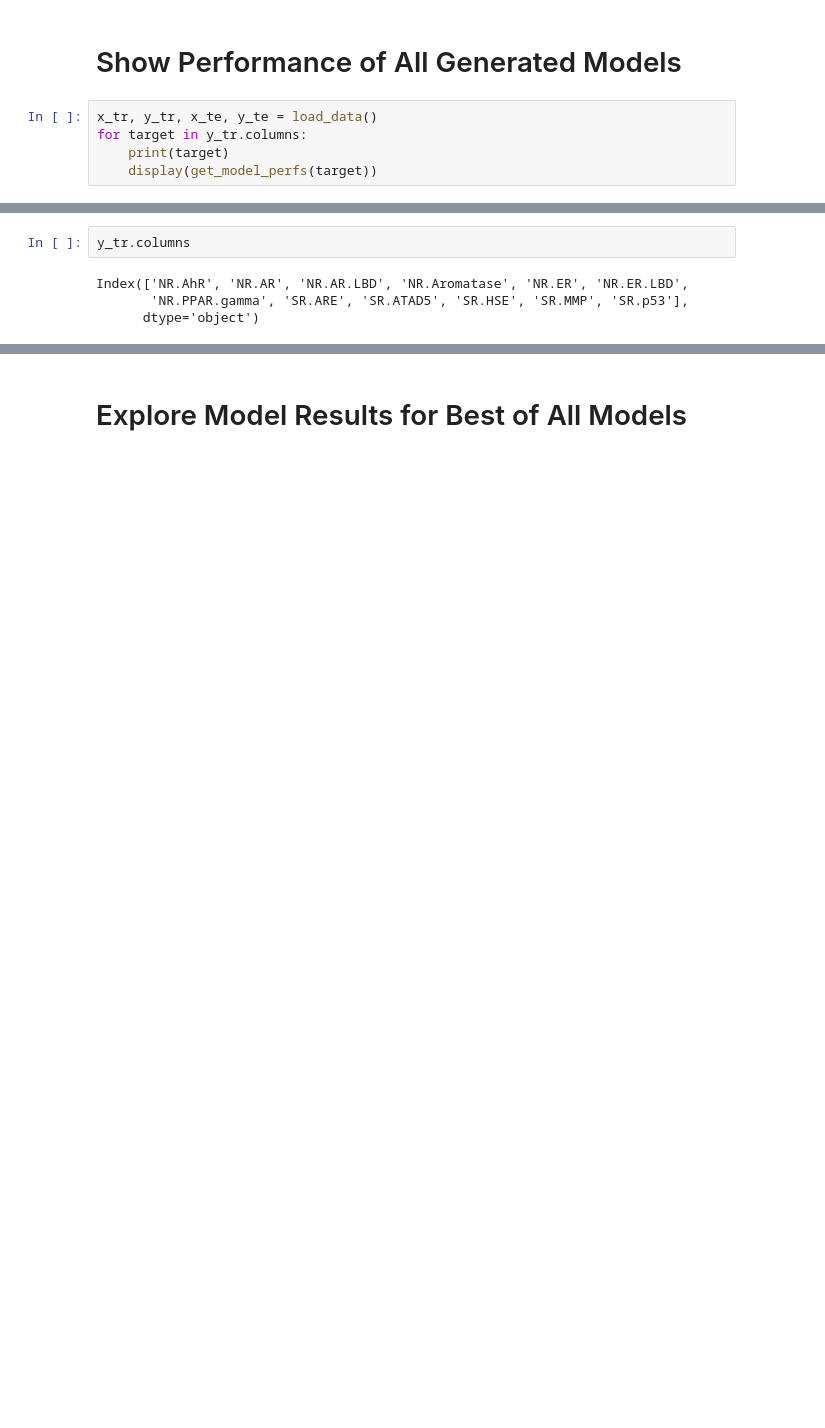
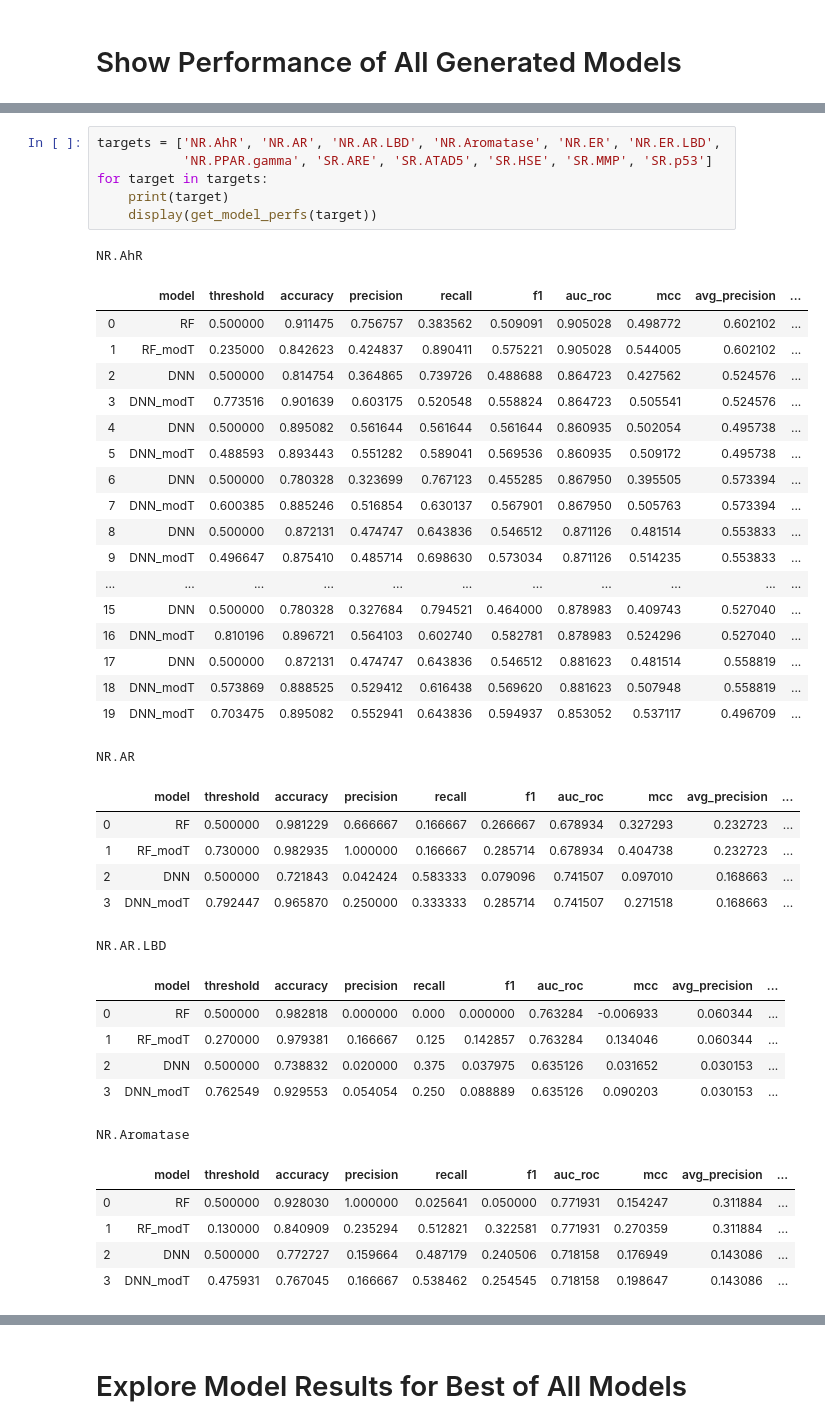
Before and after one commit to spdavern/metis_project5, a Jupyter notebook: model_performance_tables.ipynb, the cells around one changed output, grey strips where cells are left out. Saved outputs shown, nothing was run; the diff lists cells and outputs as text; blank space fills up the shorter version.

```diff
--- a/model_performance_tables.ipynb
+++ b/model_performance_tables.ipynb
@@ -14,7 +12,2 @@ Using TensorFlow backend.
 # %% [markdown]
 # Show Performance of All Generated Models
-# %%
-x_tr, y_tr, x_te, y_te = load_data()
-for target in y_tr.columns:
-    print(target)
-    display(get_model_perfs(target))
@@ -59,6 +14,43 @@ NR.ER.LBD
-# %%
-y_tr.columns
-# %% [output]
-Index(['NR.AhR', 'NR.AR', 'NR.AR.LBD', 'NR.Aromatase', 'NR.ER', 'NR.ER.LBD',
-       'NR.PPAR.gamma', 'SR.ARE', 'SR.ATAD5', 'SR.HSE', 'SR.MMP', 'SR.p53'],
-      dtype='object')
+# %%
+targets = ['NR.AhR', 'NR.AR', 'NR.AR.LBD', 'NR.Aromatase', 'NR.ER', 'NR.ER.LBD',
+           'NR.PPAR.gamma', 'SR.ARE', 'SR.ATAD5', 'SR.HSE', 'SR.MMP', 'SR.p53']
+for target in targets:
+    print(target)
+    display(get_model_perfs(target))
+# %% [output]
+NR.AhR
+|  | model | threshold | accuracy | precision | recall | f1 | auc_roc | mcc | avg_precision | ... |
+| 0 | RF | 0.500000 | 0.911475 | 0.756757 | 0.383562 | 0.509091 | 0.905028 | 0.498772 | 0.602102 | ... |
+| 1 | RF_modT | 0.235000 | 0.842623 | 0.424837 | 0.890411 | 0.575221 | 0.905028 | 0.544005 | 0.602102 | ... |
+| 2 | DNN | 0.500000 | 0.814754 | 0.364865 | 0.739726 | 0.488688 | 0.864723 | 0.427562 | 0.524576 | ... |
+| 3 | DNN_modT | 0.773516 | 0.901639 | 0.603175 | 0.520548 | 0.558824 | 0.864723 | 0.505541 | 0.524576 | ... |
+| 4 | DNN | 0.500000 | 0.895082 | 0.561644 | 0.561644 | 0.561644 | 0.860935 | 0.502054 | 0.495738 | ... |
+| 5 | DNN_modT | 0.488593 | 0.893443 | 0.551282 | 0.589041 | 0.569536 | 0.860935 | 0.509172 | 0.495738 | ... |
+| 6 | DNN | 0.500000 | 0.780328 | 0.323699 | 0.767123 | 0.455285 | 0.867950 | 0.395505 | 0.573394 | ... |
+| 7 | DNN_modT | 0.600385 | 0.885246 | 0.516854 | 0.630137 | 0.567901 | 0.867950 | 0.505763 | 0.573394 | ... |
+| 8 | DNN | 0.500000 | 0.872131 | 0.474747 | 0.643836 | 0.546512 | 0.871126 | 0.481514 | 0.553833 | ... |
+| 9 | DNN_modT | 0.496647 | 0.875410 | 0.485714 | 0.698630 | 0.573034 | 0.871126 | 0.514235 | 0.553833 | ... |
+| ... | ... | ... | ... | ... | ... | ... | ... | ... | ... | ... |
+| 15 | DNN | 0.500000 | 0.780328 | 0.327684 | 0.794521 | 0.464000 | 0.878983 | 0.409743 | 0.527040 | ... |
+| 16 | DNN_modT | 0.810196 | 0.896721 | 0.564103 | 0.602740 | 0.582781 | 0.878983 | 0.524296 | 0.527040 | ... |
+| 17 | DNN | 0.500000 | 0.872131 | 0.474747 | 0.643836 | 0.546512 | 0.881623 | 0.481514 | 0.558819 | ... |
+| 18 | DNN_modT | 0.573869 | 0.888525 | 0.529412 | 0.616438 | 0.569620 | 0.881623 | 0.507948 | 0.558819 | ... |
+| 19 | DNN_modT | 0.703475 | 0.895082 | 0.552941 | 0.643836 | 0.594937 | 0.853052 | 0.537117 | 0.496709 | ... |
+NR.AR
+|  | model | threshold | accuracy | precision | recall | f1 | auc_roc | mcc | avg_precision | ... |
+| 0 | RF | 0.500000 | 0.981229 | 0.666667 | 0.166667 | 0.266667 | 0.678934 | 0.327293 | 0.232723 | ... |
+| 1 | RF_modT | 0.730000 | 0.982935 | 1.000000 | 0.166667 | 0.285714 | 0.678934 | 0.404738 | 0.232723 | ... |
+| 2 | DNN | 0.500000 | 0.721843 | 0.042424 | 0.583333 | 0.079096 | 0.741507 | 0.097010 | 0.168663 | ... |
+| 3 | DNN_modT | 0.792447 | 0.965870 | 0.250000 | 0.333333 | 0.285714 | 0.741507 | 0.271518 | 0.168663 | ... |
+NR.AR.LBD
+|  | model | threshold | accuracy | precision | recall | f1 | auc_roc | mcc | avg_precision | ... |
+| 0 | RF | 0.500000 | 0.982818 | 0.000000 | 0.000 | 0.000000 | 0.763284 | -0.006933 | 0.060344 | ... |
+| 1 | RF_modT | 0.270000 | 0.979381 | 0.166667 | 0.125 | 0.142857 | 0.763284 | 0.134046 | 0.060344 | ... |
+| 2 | DNN | 0.500000 | 0.738832 | 0.020000 | 0.375 | 0.037975 | 0.635126 | 0.031652 | 0.030153 | ... |
+| 3 | DNN_modT | 0.762549 | 0.929553 | 0.054054 | 0.250 | 0.088889 | 0.635126 | 0.090203 | 0.030153 | ... |
+NR.Aromatase
+|  | model | threshold | accuracy | precision | recall | f1 | auc_roc | mcc | avg_precision | ... |
+| 0 | RF | 0.500000 | 0.928030 | 1.000000 | 0.025641 | 0.050000 | 0.771931 | 0.154247 | 0.311884 | ... |
+| 1 | RF_modT | 0.130000 | 0.840909 | 0.235294 | 0.512821 | 0.322581 | 0.771931 | 0.270359 | 0.311884 | ... |
+| 2 | DNN | 0.500000 | 0.772727 | 0.159664 | 0.487179 | 0.240506 | 0.718158 | 0.176949 | 0.143086 | ... |
+| 3 | DNN_modT | 0.475931 | 0.767045 | 0.166667 | 0.538462 | 0.254545 | 0.718158 | 0.198647 | 0.143086 | ... |
```
Also changed, not shown: parts of 4 cells of this notebook, 7 other files.
